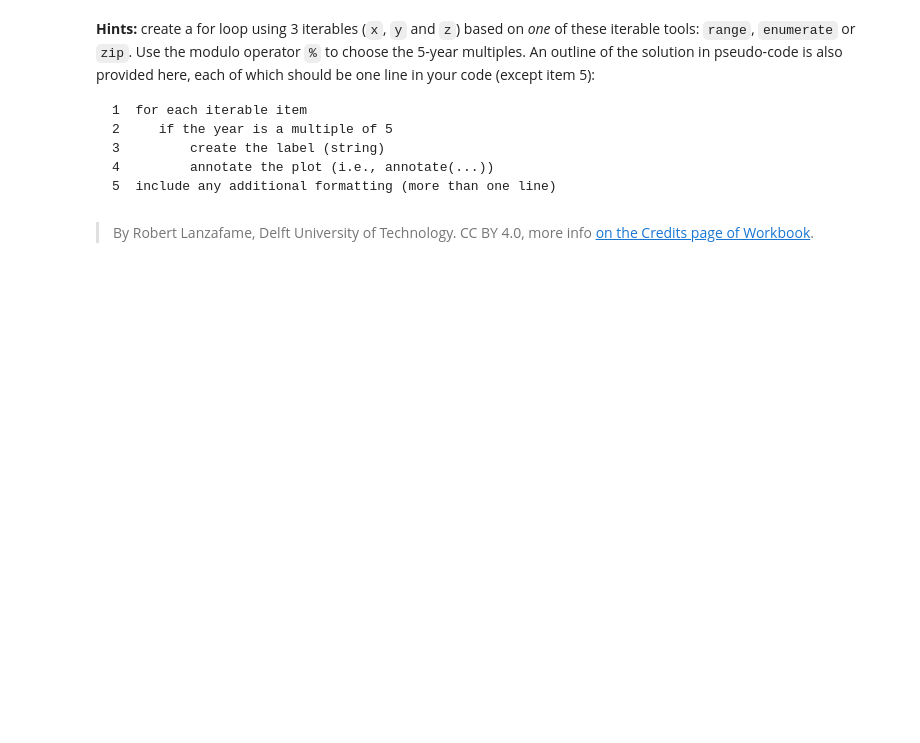
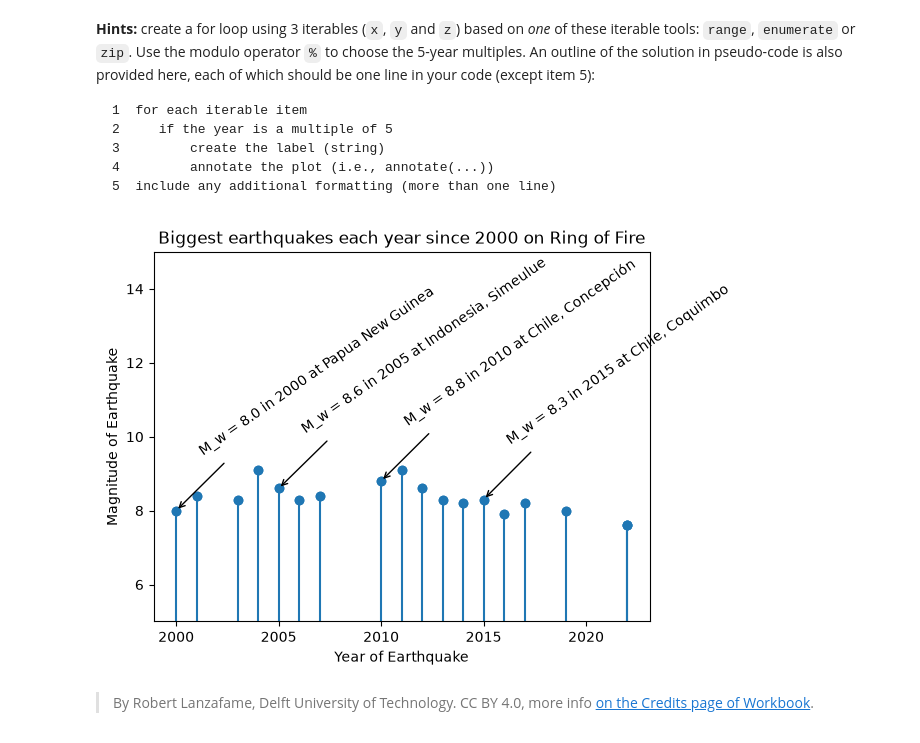
Before and after one commit to nicovb9/pa2.3, a Jupyter notebook: 3_stem_plots.ipynb, the cells around one changed output. Cells and saved outputs as stored; diff of their text form; code cells hidden in the pictures; blank space fills up the shorter version.

```diff
--- a/3_stem_plots.ipynb
+++ b/3_stem_plots.ipynb
@@ -76,2 +74,21 @@ plt.savefig('my_earthquake.svg')
+# %%
+
+for x, y, z in zip(year, magn, site):
+    if x % 5 == 0:
+        label = f"M_w = {y} in {x} at {z}"
+        plt.annotate(label,
+                     xy=(x, y),
+                     xytext=(x+1, y+1.5),
+                     arrowprops=dict(arrowstyle='->', color='black'),
+                     rotation=35)
+plt.plot(year, magn, 'o')
+plt.stem(year, magn)
+plt.xlabel('Year of Earthquake')
+plt.ylabel('Magnitude of Earthquake')
+plt.ylim(5, 15)
+plt.title("Biggest earthquakes each year since 2000 on Ring of Fire")
+plt.savefig('my_earthquake.svg')
+# %% [output]
+[figure, added]
 # %% [markdown]
 > By Robert Lanzafame, Delft University of Technology. CC BY 4.0, more info [on the Credits page of Workbook](https://mude.citg.tudelft.nl/workbook-2025/credits.html).
```
Also changed, not shown: parts of 2 cells of this notebook, 5 other files.
